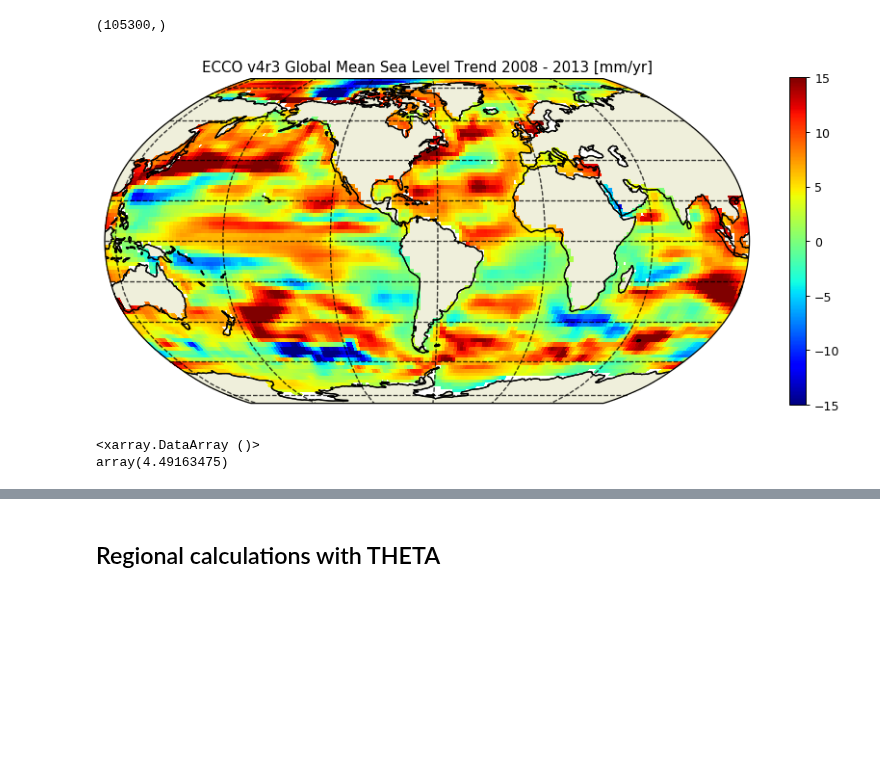
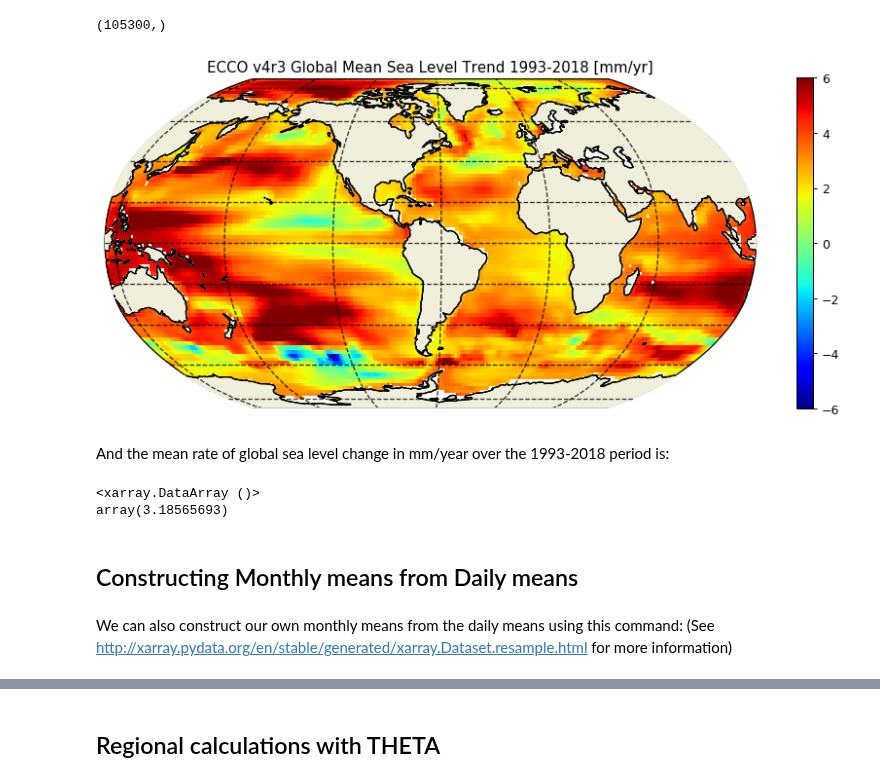
Before and after one commit to ECCO-GROUP/ECCO-v4-Python-Tutorial, a Jupyter notebook: Tutorials_as_Jupyter_Notebooks/ECCO_v4_Example_calculations_with_scalar_quantities.ipynb, the cells around one changed output, grey strips where cells are left out. Saved outputs shown, nothing was run; the diff lists cells and outputs as text; code cells hidden in the pictures; blank space fills up the shorter version.

```diff
--- a/Tutorials_as_Jupyter_Notebooks/ECCO_v4_Example_calculations_with_scalar_quantities.ipynb
+++ b/Tutorials_as_Jupyter_Notebooks/ECCO_v4_Example_calculations_with_scalar_quantities.ipynb
@@ -119,7 +113,7 @@ We will first construct a 3D mask that is True for model grid cells that are wet
 # is wet.  we'll consider all hFacC > 0 as being a wet grid cell
 # and so we use the 'ceiling' function to make all values > 0 equal to 1.
 
-ocean_mask = np.ceil(ecco_ds.hFacC)
+ocean_mask = np.ceil(ecco_monthly_ds.hFacC)
 ocean_mask = ocean_mask.where(ocean_mask==1, np.nan)
 # %%
 # the resulting ocean_mask variable is a 2D DataArray because we only loaded 1 vertical level of the model grid
@@ -293,4 +280,4 @@ array(-30, dtype='timedelta64[ns]')
 # %%
-days_since_first_record = ((ecco_ds.time - ecco_ds.time[0])/(86400e9)).astype(int)
-days_since_first_record
+days_since_first_record = ((ecco_monthly_ds.time - ecco_monthly_ds.time[0])/(86400e9)).astype(int).values
+len(days_since_first_record)
 # %% [output]
@@ -307,2 +285,5 @@ Coordinates:
 # %% [markdown]
 Next, reshape the four dimensional SSH field into two dimensions, time and space (t, i)
+# %%
+ssh_flat = np.reshape(ecco_monthly_ds.SSH.values, (len(ecco_monthly_ds.SSH.time), 13*90*90))
+ssh_flat.shape
@@ -310,6 +293,6 @@ Next, reshape the four dimensional SSH field into two dimensions, time and space
 Now set all $SSH$ values that are 'nan' to zero because the polynominal fitting
 routine can't handle nans,
 # %%
-ssh_flat[np.isnan(ssh_flat)]=0.0
+ssh_flat[np.nonzero(np.isnan(ssh_flat))] = 0
 ssh_flat.shape
 # %% [output]
@@ -335,20 +318,26 @@ ssh_slope_mm_year = ssh_slope_masked*365*1e3
 # %%
 plt.figure(figsize=(12,5), dpi= 90)
 
-
-ecco.plot_proj_to_latlon_grid(ecco_ds.XC, \
-                              ecco_ds.YC, \
+ecco.plot_proj_to_latlon_grid(ecco_monthly_ds.XC, \
+                              ecco_monthly_ds.YC, \
                               ssh_slope_mm_year, \
                               user_lon_0=-66,\
                               plot_type = 'pcolormesh', \
                               show_colorbar=True,\
-                              dx=2,dy=2, cmin=-15, cmax=15)
+                              dx=2,dy=2, cmin=-6, cmax=6)
 
-plt.title('ECCO v4r3 Global Mean Sea Level Trend 2008 - 2013 [mm/yr]');
+plt.title('ECCO v4r3 Global Mean Sea Level Trend 1993-2018 [mm/yr]');
 # %% [output]
-[figure, old version]
+[figure, new version]
+# %% [markdown]
+And the mean rate of global sea level change in mm/year over the 1993-2018 period is:
 # %%
-((ssh_slope_mm_year*ecco_ds.rA)/(ecco_ds.rA*ocean_mask).sum()).sum()
+((ssh_slope_mm_year*ecco_monthly_ds.rA)/(ecco_monthly_ds.rA*ocean_mask).sum()).sum()
 # %% [output]
 <xarray.DataArray ()>
-array(4.49163475)
+array(3.18565693)
+# %% [markdown]
+## Constructing Monthly means from Daily means
+# %% [markdown]
+We can also construct our own monthly means from the daily means using this command:
+(See http://xarray.pydata.org/en/stable/generated/xarray.Dataset.resample.html for more information)
```
Also changed, not shown: parts of 50 cells of this notebook, 17 other files.
